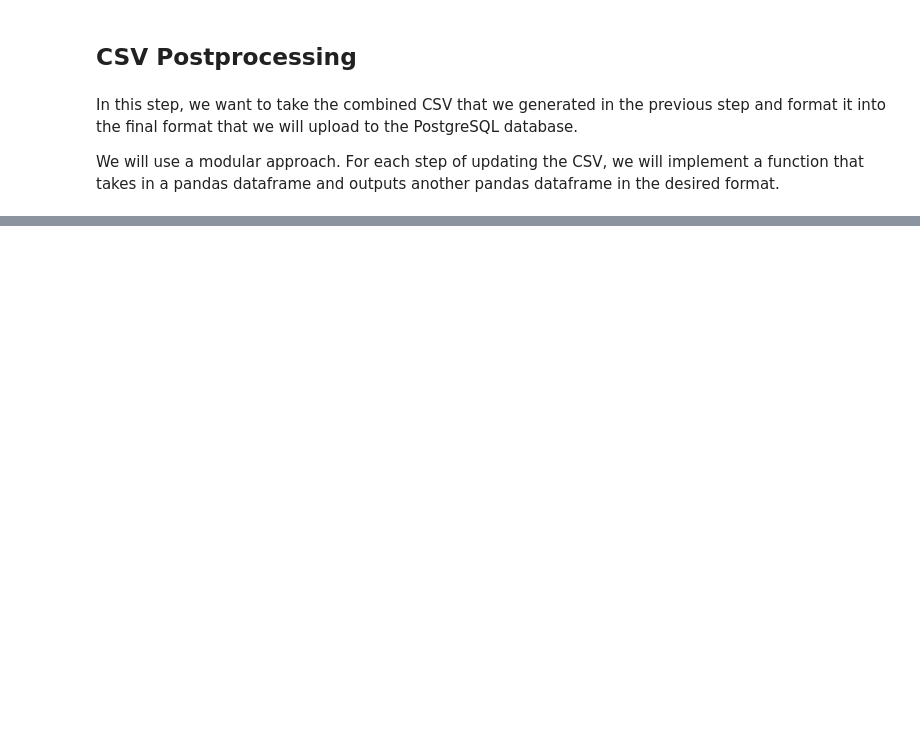
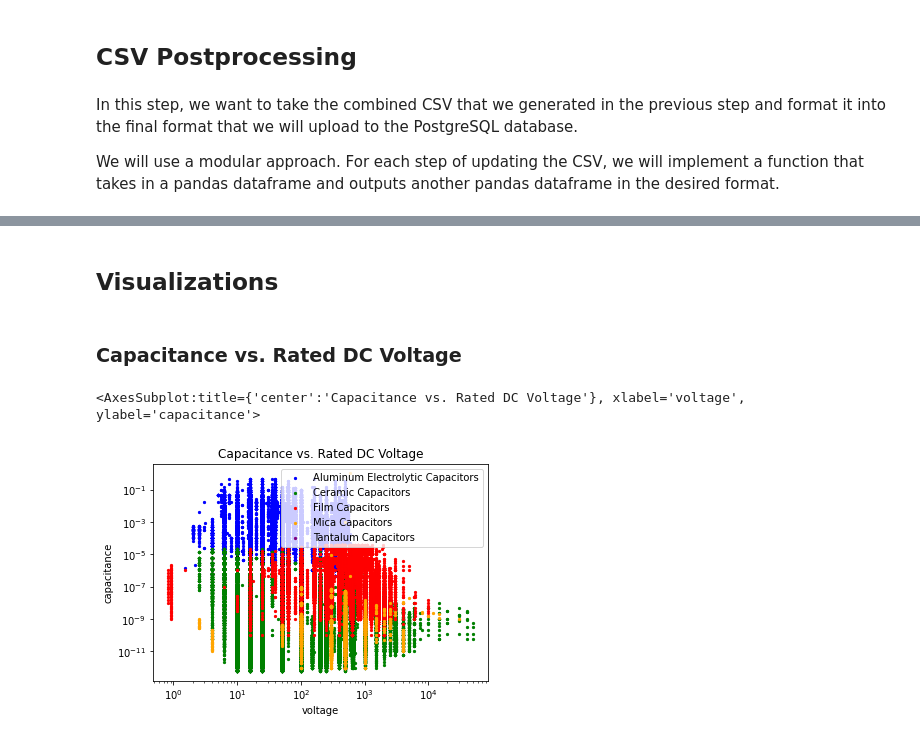
Before and after one commit to shalins/CompoNet, a Jupyter notebook: processor/Processor.ipynb, the cells around one changed output, grey strips where cells are left out. Drawn from its saved outputs; the diff is of its cells as text; code cells hidden in the pictures; blank space fills up the shorter version.

```diff
--- a/processor/Processor.ipynb
+++ b/processor/Processor.ipynb
@@ -256,0 +245,17 @@ Name: volume, Length: 359974, dtype: float64
+# %% [markdown]
+## Visualizations
+# %%
+data_viz = pd.read_csv("final.csv", index_col=False)
+# %% [markdown]
+### Capacitance vs. Rated DC Voltage
+# %%
+x = "voltage"
+y = "capacitance"
+one = data_viz.loc[data_viz["part_category_id"] == 6331].plot.scatter(x=x, y=y, label="Aluminum Electrolytic Capacitors", loglog=True, color="Blue", s=5, title='Capacitance vs. Rated DC Voltage')
+data_viz.loc[data_viz["part_category_id"] == 6332].plot.scatter(x=x, y=y, label="Ceramic Capacitors", loglog=True, ax=one, color="Green", s=5)
+data_viz.loc[data_viz["part_category_id"] == 6333].plot.scatter(x=x, y=y, label="Film Capacitors", loglog=True, ax=one, color="Red", s=5)
+data_viz.loc[data_viz["part_category_id"] == 6334].plot.scatter(x=x, y=y, label="Mica Capacitors", loglog=True, ax=one, color="Orange", s=5)
+data_viz.loc[data_viz["part_category_id"] == 6336].plot.scatter(x=x, y=y, label="Tantalum Capacitors", loglog=True, ax=one, color="Purple", s=5)
+# %% [output]
+<AxesSubplot:title={'center':'Capacitance vs. Rated DC Voltage'}, xlabel='voltage', ylabel='capacitance'>
+[figure, added]
```
Also changed, not shown: parts of 27 cells of this notebook, 4 other files.
